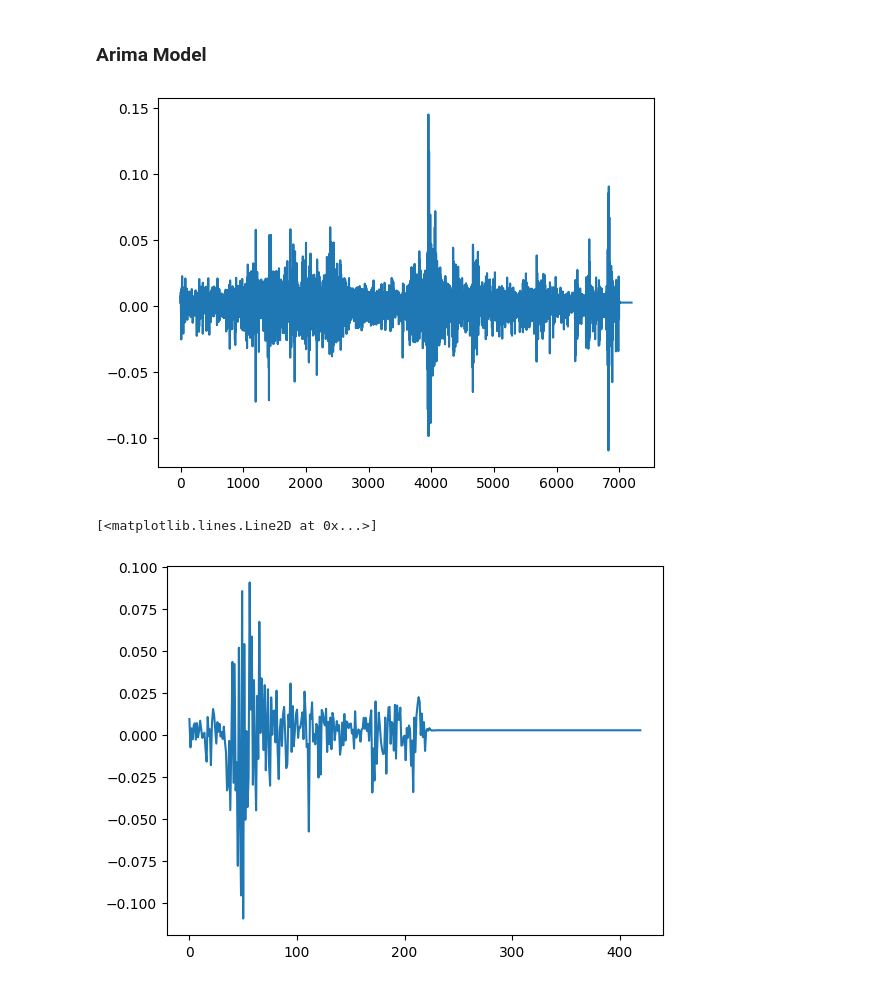
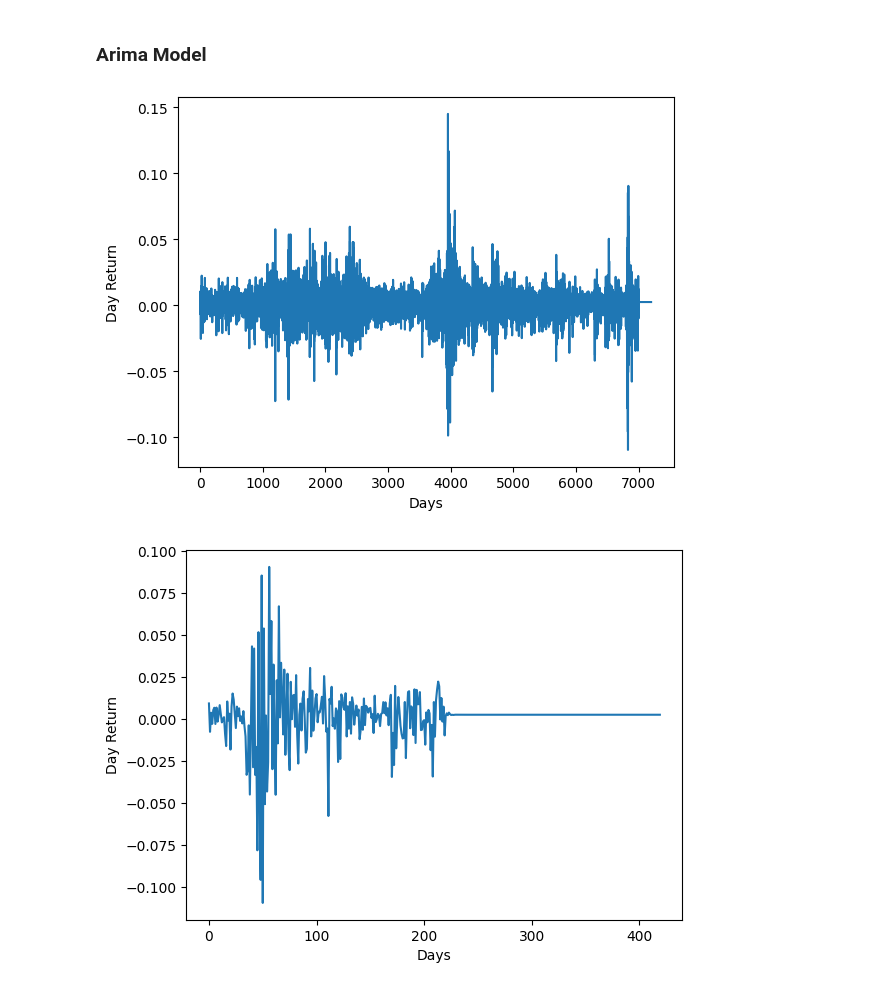
Before and after one commit to NastyVader/CryptoPortal, a Jupyter notebook: Stock-Prediction-using-different-models-main/Stock-Prediction-using-different-models-main/SPY and DIA ETF Analysis.ipynb, the cells around one changed output. Saved outputs shown, nothing was run; the diff lists cells and outputs as text; code cells hidden in the pictures.

```diff
--- a/Stock-Prediction-using-different-models-main/Stock-Prediction-using-different-models-main/SPY and DIA ETF Analysis.ipynb
+++ b/Stock-Prediction-using-different-models-main/Stock-Prediction-using-different-models-main/SPY and DIA ETF Analysis.ipynb
@@ -41,24 +41,26 @@ from statsmodels.tsa.arima.model import ARIMA
 # %%
 df = pd.DataFrame(spy.loc[:, 'day_return'])
 dr = list(df['day_return'])
 
 
 f=200
 
 
 for i in range(1):
     model = ARIMA(dr, order=(5,1,1))
     model_fit = model.fit()
 
     forecast = model_fit.forecast(steps=f)
     dr+=list(forecast)
 
 
 # plt.plot(spy['day_return'])
 plt.plot(dr)
+plt.xlabel("Days")
+plt.ylabel("Day Return")
 plt.show()
 # %% [output]
-[figure, old version]
+[figure, new version]
 # %%
 # f=2000
 # # Fit the model
@@ -76,7 +78,10 @@ plt.show()
 # plt.show()
 # %%
 plt.plot(dr[6779:])
+
+plt.xlabel("Days")
+plt.ylabel("Day Return")
+plt.show()
 # %% [output]
-[<matplotlib.lines.Line2D at 0x...>]
-[figure, old version]
+[figure, new version]
 # %%
```
Also changed, not shown: parts of 14 cells of this notebook.
